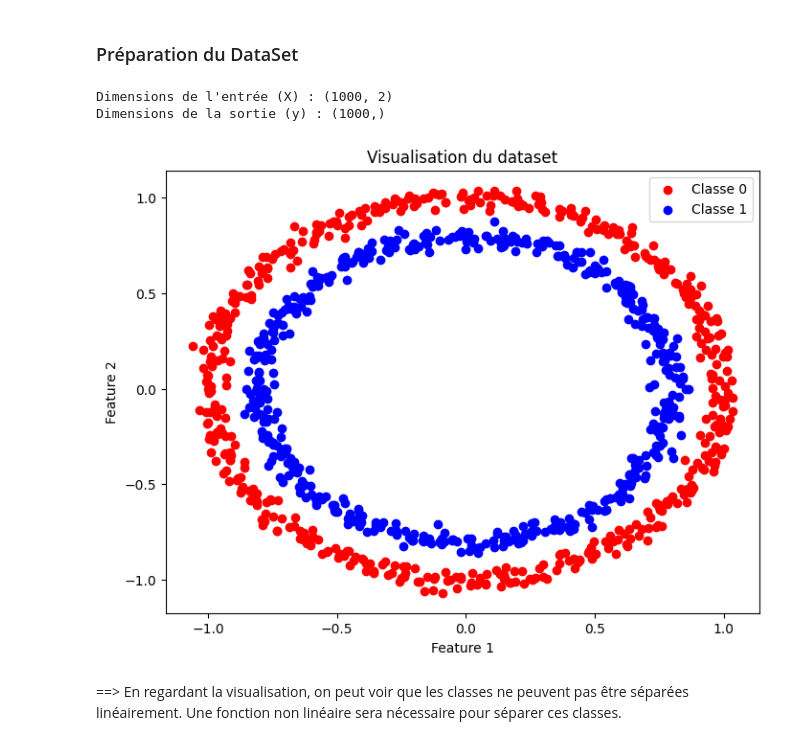
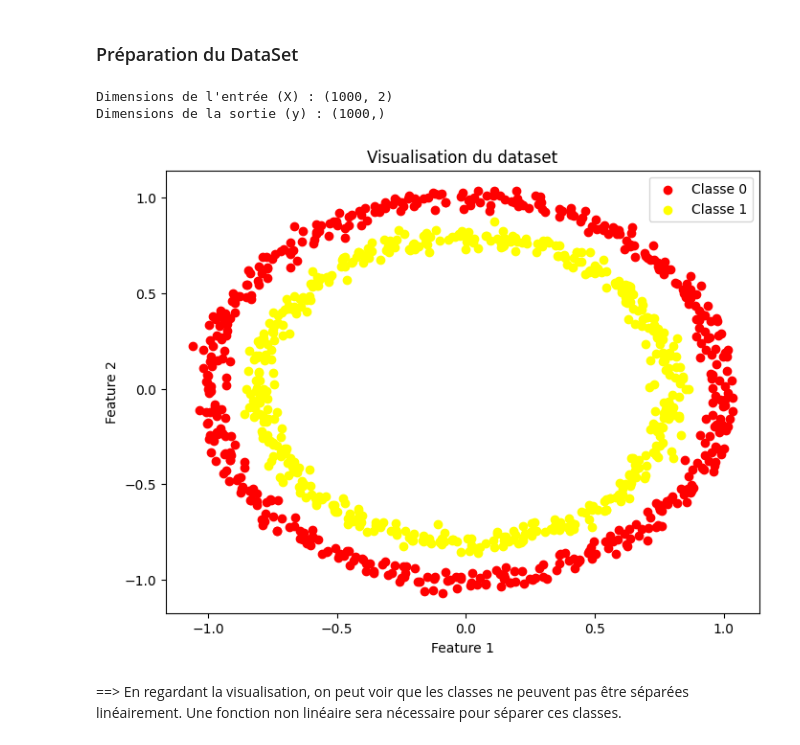
Before and after one commit to EyaRidene/DeepLearning_DNN, a Jupyter notebook: ClassificationBinaire.ipynb, the cells around one changed output. Cells and saved outputs as stored; diff of their text form; code cells hidden in the pictures.

```diff
--- a/ClassificationBinaire.ipynb
+++ b/ClassificationBinaire.ipynb
@@ -14,24 +14,24 @@ warnings.filterwarnings("ignore", category=DeprecationWarning)
 # %%
 # Création du dataset avec make circles()
 X, y = make_circles(n_samples=1000, noise=0.03, random_state=42)
 
 # Affichage des dimensions du dataset
 print("Dimensions de l'entrée (X) :", X.shape)
 print("Dimensions de la sortie (y) :", y.shape)
 
 # Visualisation des données
 plt.figure(figsize=(8, 6))
 plt.scatter(X[y == 0][:, 0], X[y == 0][:, 1], color='red', label='Classe 0')
-plt.scatter(X[y == 1][:, 0], X[y == 1][:, 1], color='blue', label='Classe 1')
+plt.scatter(X[y == 1][:, 0], X[y == 1][:, 1], color='yellow', label='Classe 1')
 plt.title("Visualisation du dataset")
 plt.xlabel("Feature 1")
 plt.ylabel("Feature 2")
 plt.legend()
 plt.show()
 # %% [output]
 Dimensions de l'entrée (X) : (1000, 2)
 Dimensions de la sortie (y) : (1000,)
-[figure, old version]
+[figure, new version]
 # %% [markdown]
 ==> En regardant la visualisation, on peut voir que les classes ne peuvent pas être séparées linéairement. Une fonction non linéaire sera nécessaire pour séparer ces classes.
 # %%
```
Also changed, not shown: parts of 4 cells of this notebook.
